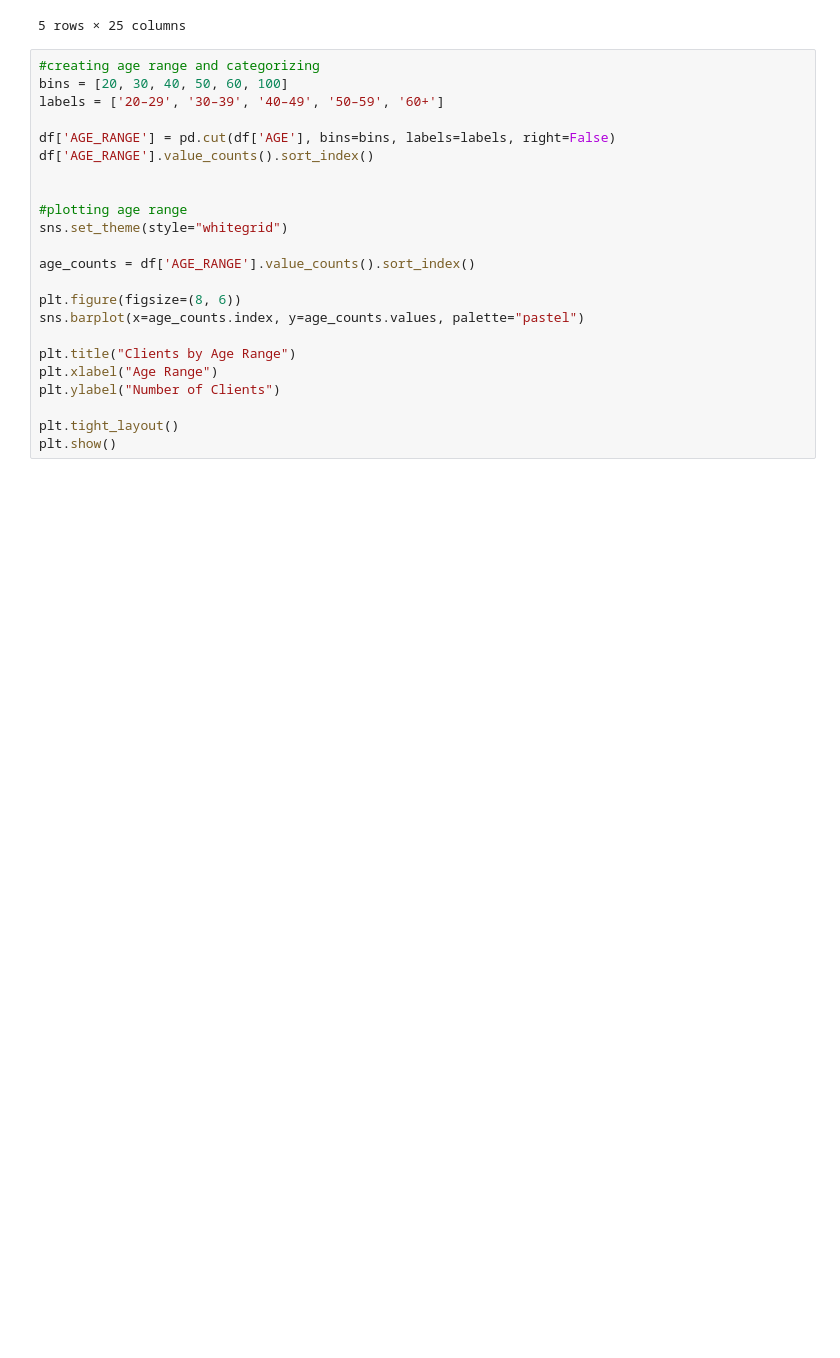
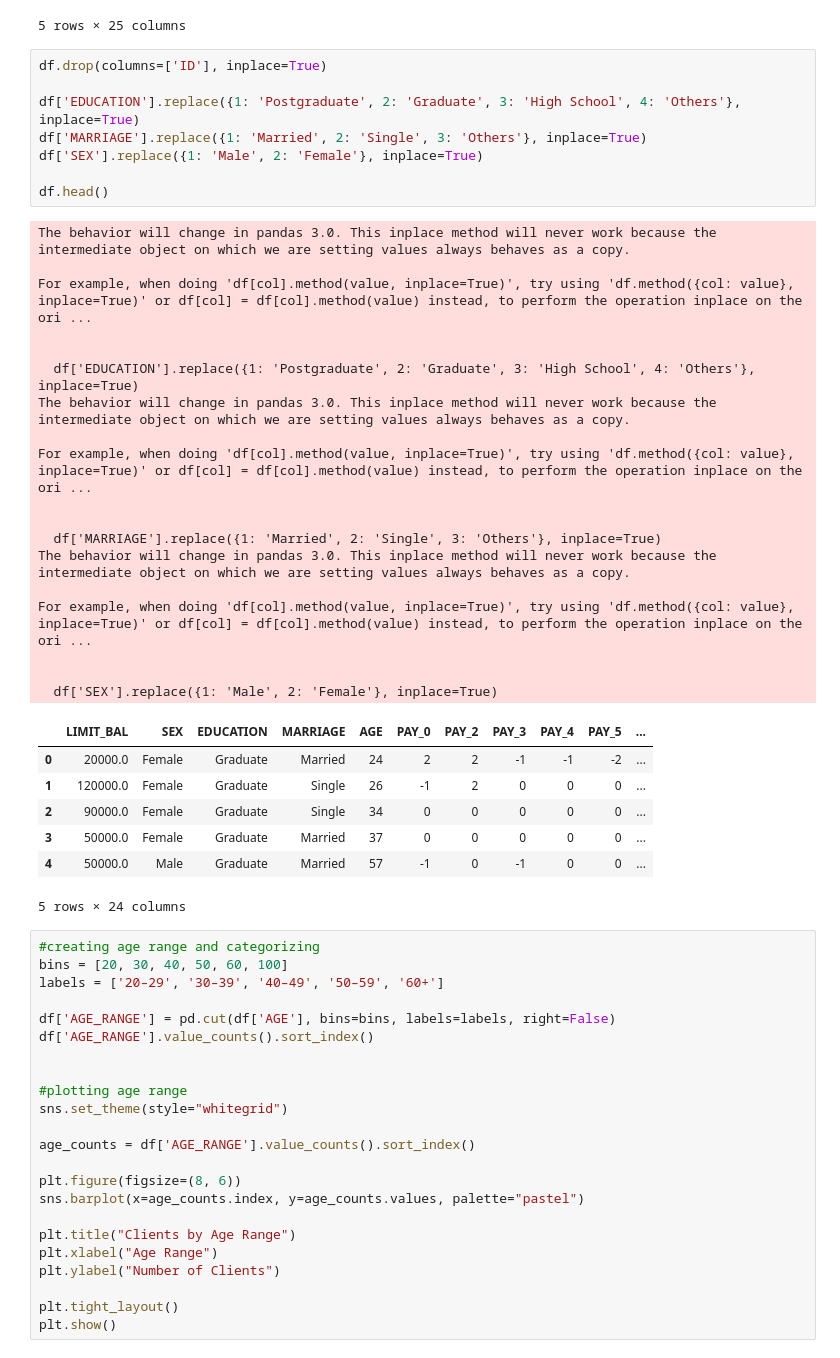
Before and after one commit to idribeir0/Credit_Analysis, a Jupyter notebook: notebooks/02_eda.ipynb, the cells around one changed output. Saved outputs shown, nothing was run; the diff lists cells and outputs as text; blank space fills up the shorter version.

```diff
--- a/notebooks/02_eda.ipynb
+++ b/notebooks/02_eda.ipynb
@@ -14,6 +14,40 @@ df.head()
 | 3 | 4 | 50000.0 | 2 | 2 | 1 | 37 | 0 | 0 | 0 | 0 | ... |
 | 4 | 5 | 50000.0 | 1 | 2 | 1 | 57 | -1 | 0 | -1 | 0 | ... |
 5 rows × 25 columns
+# %%
+df.drop(columns=['ID'], inplace=True)
+
+df['EDUCATION'].replace({1: 'Postgraduate', 2: 'Graduate', 3: 'High School', 4: 'Others'}, inplace=True)
+df['MARRIAGE'].replace({1: 'Married', 2: 'Single', 3: 'Others'}, inplace=True)
+df['SEX'].replace({1: 'Male', 2: 'Female'}, inplace=True)
+
+df.head()
+# %% [output]
+The behavior will change in pandas 3.0. This inplace method will never work because the intermediate object on which we are setting values always behaves as a copy.
+
+For example, when doing 'df[col].method(value, inplace=True)', try using 'df.method({col: value}, inplace=True)' or df[col] = df[col].method(value) instead, to perform the operation inplace on the ori ...
+
+
+  df['EDUCATION'].replace({1: 'Postgraduate', 2: 'Graduate', 3: 'High School', 4: 'Others'}, inplace=True)
+The behavior will change in pandas 3.0. This inplace method will never work because the intermediate object on which we are setting values always behaves as a copy.
+
+For example, when doing 'df[col].method(value, inplace=True)', try using 'df.method({col: value}, inplace=True)' or df[col] = df[col].method(value) instead, to perform the operation inplace on the ori ...
+
+
+  df['MARRIAGE'].replace({1: 'Married', 2: 'Single', 3: 'Others'}, inplace=True)
+The behavior will change in pandas 3.0. This inplace method will never work because the intermediate object on which we are setting values always behaves as a copy.
+
+For example, when doing 'df[col].method(value, inplace=True)', try using 'df.method({col: value}, inplace=True)' or df[col] = df[col].method(value) instead, to perform the operation inplace on the ori ...
+
+
+  df['SEX'].replace({1: 'Male', 2: 'Female'}, inplace=True)
+|  | LIMIT_BAL | SEX | EDUCATION | MARRIAGE | AGE | PAY_0 | PAY_2 | PAY_3 | PAY_4 | PAY_5 | ... |
+| 0 | 20000.0 | Female | Graduate | Married | 24 | 2 | 2 | -1 | -1 | -2 | ... |
+| 1 | 120000.0 | Female | Graduate | Single | 26 | -1 | 2 | 0 | 0 | 0 | ... |
+| 2 | 90000.0 | Female | Graduate | Single | 34 | 0 | 0 | 0 | 0 | 0 | ... |
+| 3 | 50000.0 | Female | Graduate | Married | 37 | 0 | 0 | 0 | 0 | 0 | ... |
+| 4 | 50000.0 | Male | Graduate | Married | 57 | -1 | 0 | -1 | 0 | 0 | ... |
+5 rows × 24 columns
 # %%
 #creating age range and categorizing
 bins = [20, 30, 40, 50, 60, 100]
```
